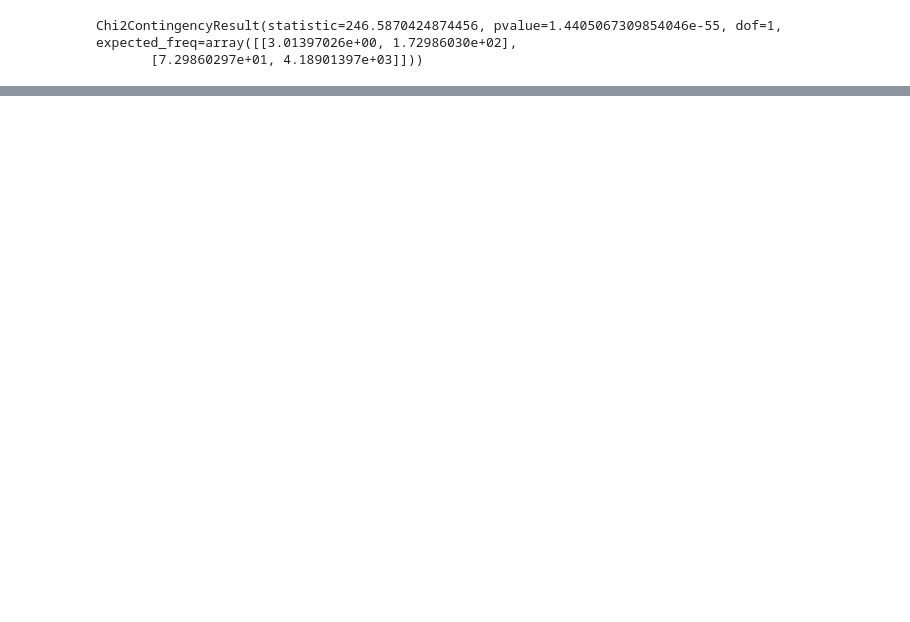
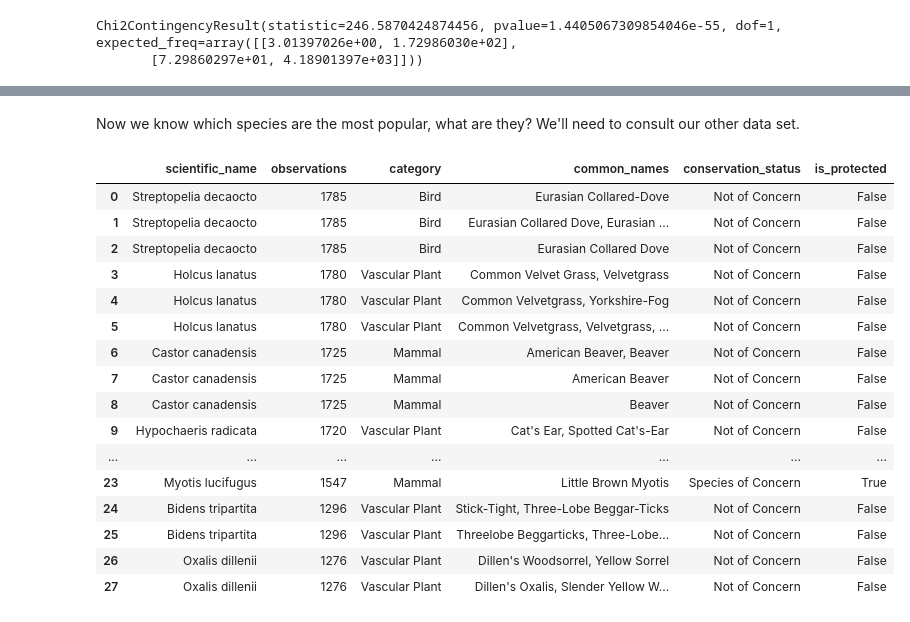
Before and after one commit to jacob-e-ryan/us-national-park-biodiversity, a Jupyter notebook: biodiversity.ipynb, the cells around one changed output, grey strips where cells are left out. Cells and saved outputs as stored; diff of their text form; code cells hidden in the pictures; blank space fills up the shorter version.

```diff
--- a/biodiversity.ipynb
+++ b/biodiversity.ipynb
@@ -293,0 +300,4 @@ The p-value for this is `1.44e-55`, or `1.44 * 10^-55 = 0.000000....0000144 <<<
+# %%
+popular_observations = df_obs.groupby(['scientific_name']).observations.sum().nlargest(10)
+
+popular_observations
@@ -293,0 +317,23 @@ The p-value for this is `1.44e-55`, or `1.44 * 10^-55 = 0.000000....0000144 <<<
+# %% [markdown]
+Now we know which species are the most popular, what are they? We'll need to consult our other data set.
+# %%
+popular_observations = popular_observations.to_frame().merge(df_species, left_on='scientific_name', right_on='scientific_name')
+popular_observations
+# %% [output]
+|  | scientific_name | observations | category | common_names | conservation_status | is_protected |
+| 0 | Streptopelia decaocto | 1785 | Bird | Eurasian Collared-Dove | Not of Concern | False |
+| 1 | Streptopelia decaocto | 1785 | Bird | Eurasian Collared Dove, Eurasian ... | Not of Concern | False |
+| 2 | Streptopelia decaocto | 1785 | Bird | Eurasian Collared Dove | Not of Concern | False |
+| 3 | Holcus lanatus | 1780 | Vascular Plant | Common Velvet Grass, Velvetgrass | Not of Concern | False |
+| 4 | Holcus lanatus | 1780 | Vascular Plant | Common Velvetgrass, Yorkshire-Fog | Not of Concern | False |
+| 5 | Holcus lanatus | 1780 | Vascular Plant | Common Velvetgrass, Velvetgrass, ... | Not of Concern | False |
+| 6 | Castor canadensis | 1725 | Mammal | American Beaver, Beaver | Not of Concern | False |
+| 7 | Castor canadensis | 1725 | Mammal | American Beaver | Not of Concern | False |
+| 8 | Castor canadensis | 1725 | Mammal | Beaver | Not of Concern | False |
+| 9 | Hypochaeris radicata | 1720 | Vascular Plant | Cat's Ear, Spotted Cat's-Ear | Not of Concern | False |
+| ... | ... | ... | ... | ... | ... | ... |
+| 23 | Myotis lucifugus | 1547 | Mammal | Little Brown Myotis | Species of Concern | True |
+| 24 | Bidens tripartita | 1296 | Vascular Plant | Stick-Tight, Three-Lobe Beggar-Ticks | Not of Concern | False |
+| 25 | Bidens tripartita | 1296 | Vascular Plant | Threelobe Beggarticks, Three-Lobe... | Not of Concern | False |
+| 26 | Oxalis dillenii | 1276 | Vascular Plant | Dillen's Woodsorrel, Yellow Sorrel | Not of Concern | False |
+| 27 | Oxalis dillenii | 1276 | Vascular Plant | Dillen's Oxalis, Slender Yellow W... | Not of Concern | False |
```
Also changed, not shown: parts of 15 cells of this notebook.
